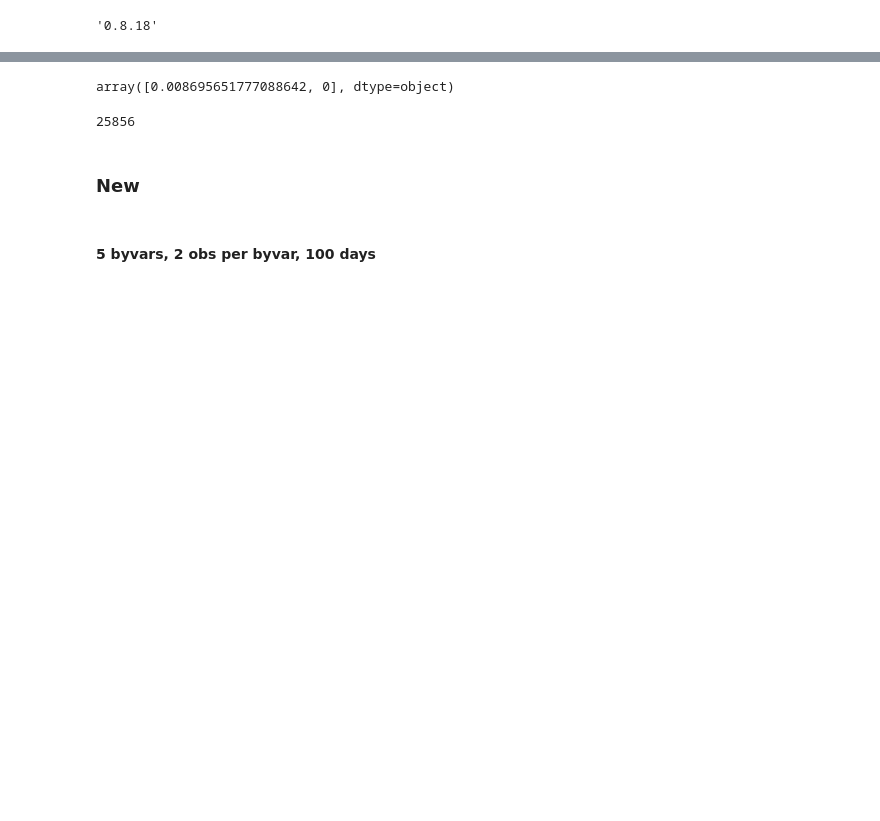
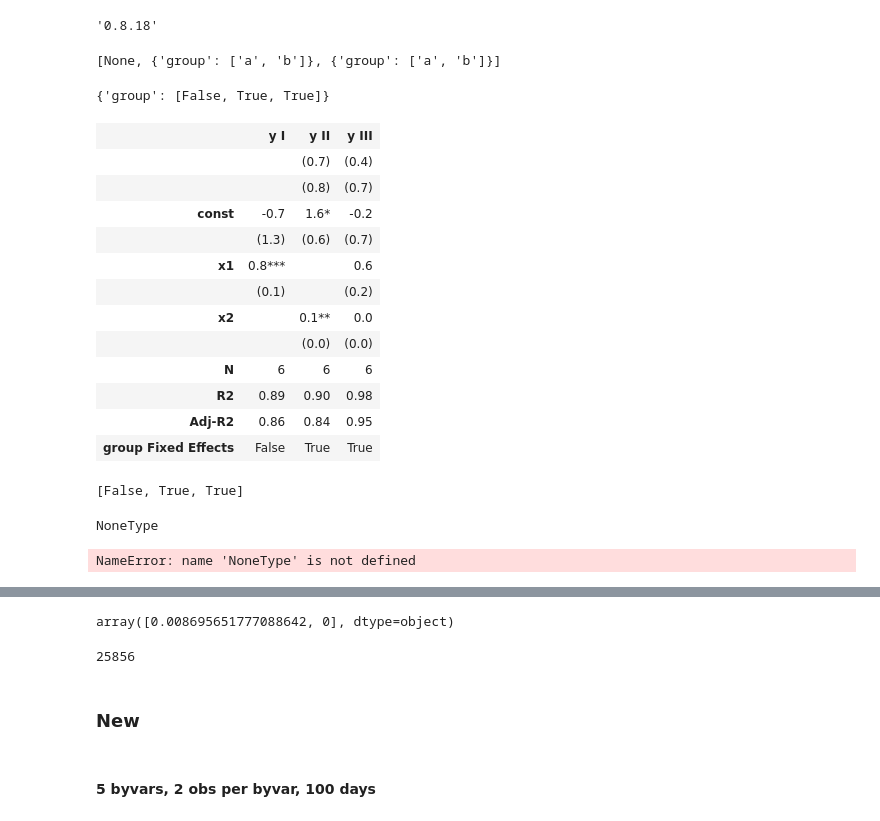
Before and after one commit to whoopnip/dero, a Jupyter notebook: Testing Scratchbook 2.ipynb, the cells around one changed output, grey strips where cells are left out. Cells and saved outputs as stored; diff of their text form; code cells hidden in the pictures; blank space fills up the shorter version.

```diff
--- a/Testing Scratchbook 2.ipynb
+++ b/Testing Scratchbook 2.ipynb
@@ -65,0 +77,24 @@ df_extra_datetime['Date'] = pd.to_datetime(df_extra_datetime['Date'])
+# %%
+df_groups = pd.DataFrame(
+        data=[
+            (1, 2, 3, 'a'),
+            (4, 5, 8, 'a'),
+            (10, 11, 100, 'a'),
+            (2, 4, 6, 'b'),
+            (5, 10, 20, 'b'),
+            (11, 15, 150, 'b'),
+        ],
+        columns=['y', 'x1', 'x2', 'group']
+    )
+
+df_two_groups = pd.DataFrame(
+        data=[
+            (1, 2, 3, 'a', 'c'),
+            (4, 5, 8, 'a', 'd'),
+            (10, 11, 100, 'a', 'd'),
+            (2, 4, 6, 'b', 'c'),
+            (5, 10, 20, 'b', 'd'),
+            (11, 15, 150, 'b', 'd'),
+        ],
+        columns=['y', 'x1', 'x2', 'group1', 'group2']
+    )
@@ -65,0 +104,16 @@ df_extra_datetime['Date'] = pd.to_datetime(df_extra_datetime['Date'])
+# %%
+summ = dero.reg.reg_for_each_xvar_set_and_produce_summary(
+    df_groups, 'y',
+    [
+        ['x1'],
+        ['x2'],
+        ['x1', 'x2']
+    ],
+    robust = False,
+    fe = [
+        None,
+        'group',
+        'group'
+    ]
+
+)
@@ -65,0 +176,36 @@ df_extra_datetime['Date'] = pd.to_datetime(df_extra_datetime['Date'])
+# %%
+dummy_col_dicts
+# %% [output]
+[None, {'group': ['a', 'b']}, {'group': ['a', 'b']}]
+# %%
+_multiple_model_fe_dict_from_dummy_col_dict_list(dummy_col_dicts)
+# %% [output]
+{'group': [False, True, True]}
+# %%
+produce_summary(result_sets, stderr=True)
+# %% [output]
+|  | y I | y II | y III |
+|  |  | (0.7) | (0.4) |
+|  |  | (0.8) | (0.7) |
+| const | -0.7 | 1.6* | -0.2 |
+|  | (1.3) | (0.6) | (0.7) |
+| x1 | 0.8*** |  | 0.6 |
+|  | (0.1) |  | (0.2) |
+| x2 |  | 0.1** | 0.0 |
+|  |  | (0.0) | (0.0) |
+| N | 6 | 6 | 6 |
+| R2 | 0.89 | 0.90 | 0.98 |
+| Adj-R2 | 0.86 | 0.84 | 0.95 |
+| group Fixed Effects | False | True | True |
+# %%
+[isinstance(i, tuple) for i in result_sets]
+# %% [output]
+[False, True, True]
+# %%
+type(None)`
+# %% [output]
+NoneType
+# %%
+isinstance(None, NoneType)
+# %% [output]
+NameError: name 'NoneType' is not defined
```
Also changed, not shown: parts of 43 cells of this notebook, 5 other files.
